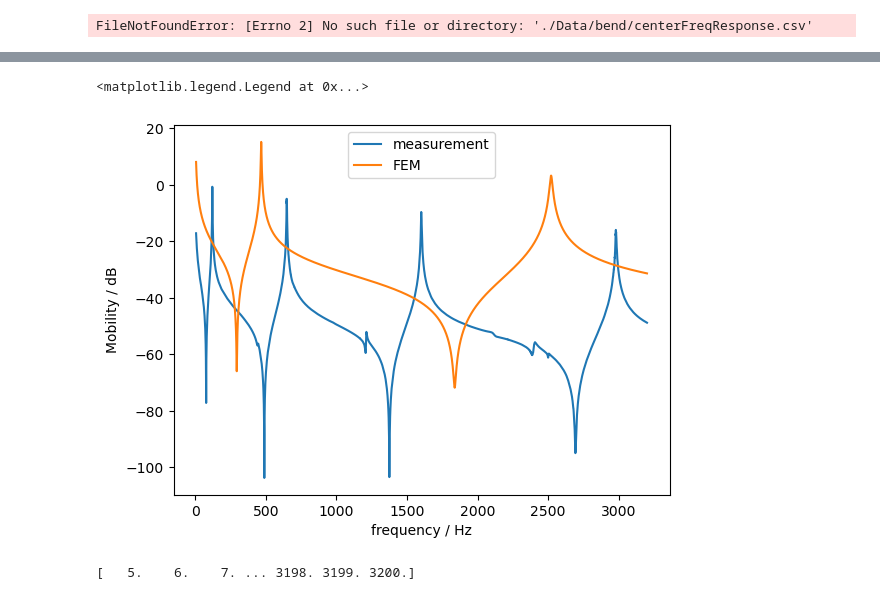
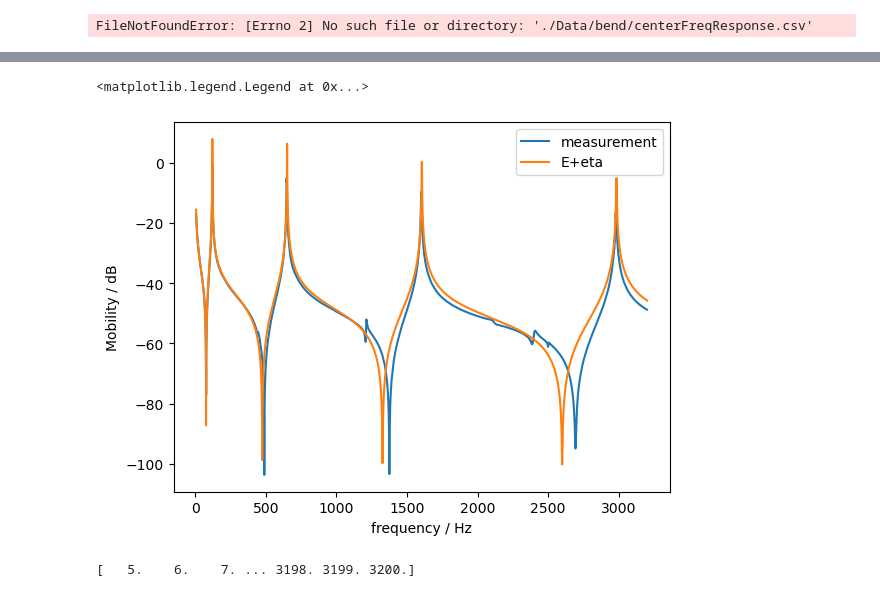
Before and after one commit to taboleiro/BayesianVibrationsModeling, a Jupyter notebook: notebooks/BEMD.ipynb, the cells around one changed output, grey strips where cells are left out. Saved outputs shown, nothing was run; the diff lists cells and outputs as text; code cells hidden in the pictures.

```diff
--- a/notebooks/BEMD.ipynb
+++ b/notebooks/BEMD.ipynb
@@ -136,30 +119,30 @@ Name: freq, dtype: float64
 # %%
 data = pd.read_csv("../Data/bend/centerFreqResponse.csv")[10:]
 data["mobility"] = data["force"] + 1j*data["velocity"]
 #plt.semilogx(data["freq"], 20*np.log10(abs(data["mobility"])), label="measurement")
 norm_exp = abs(data["mobility"])
 #norm_exp = (norm_exp - norm_exp.mean()) / norm_exp.std()
 
 
 Y_theo = mobilityFunc(beam["E"], data["freq"], beam)
-Y_pred = mobilityFunc(144787237048.149,  data["freq"], beam, rho = 1435.585)
+Y_pred = mobilityFunc(101018331913.550,  data["freq"], beam, rho = 8094.865, eta=0.001)
 Y_pred_eta = mobilityFunc(0.993*10e10, data["freq"], beam, eta = 0.01)
 Y_FEM = mobilityFunc(1*10e10, data["freq"], beam, rho=0.61*873)
 
 #norm_Y = (norm_Y - norm_Y.mean()) / norm_Y.std()
 plt.plot(data["freq"], 20*np.log10(norm_exp), label="measurement", )
 #plt.semilogx(data["freq"], 20*np.log10(Y), label="E=10e10")
 #plt.plot(data["freq"], 20*np.log10(Y), label="E=10e10")
-plt.plot(data["freq"], 20*np.log10(Y_FEM), label="FEM")
+#plt.plot(data["freq"], 20*np.log10(Y_FEM), label="FEM")
 #plt.plot(FEMfreq, 20*np.log10(FEMmob), label="Analytical")
-#plt.plot(data["freq"], 20*np.log10(Y_pred_eta), label="E+eta")
+plt.plot(data["freq"], 20*np.log10(Y_pred), label="E+eta")
 #plt.xlim([0, ·000])
 plt.xlabel("frequency / Hz")
 plt.ylabel("Mobility / dB")
 plt.legend()
 # %% [output]
 <matplotlib.legend.Legend at 0x...>
-[figure, old version]
+[figure, new version]
 # %%
 freq = data["freq"][::2].values
 print(freq)
```
Also changed, not shown: parts of 1 cell of this notebook, 6 other files.
